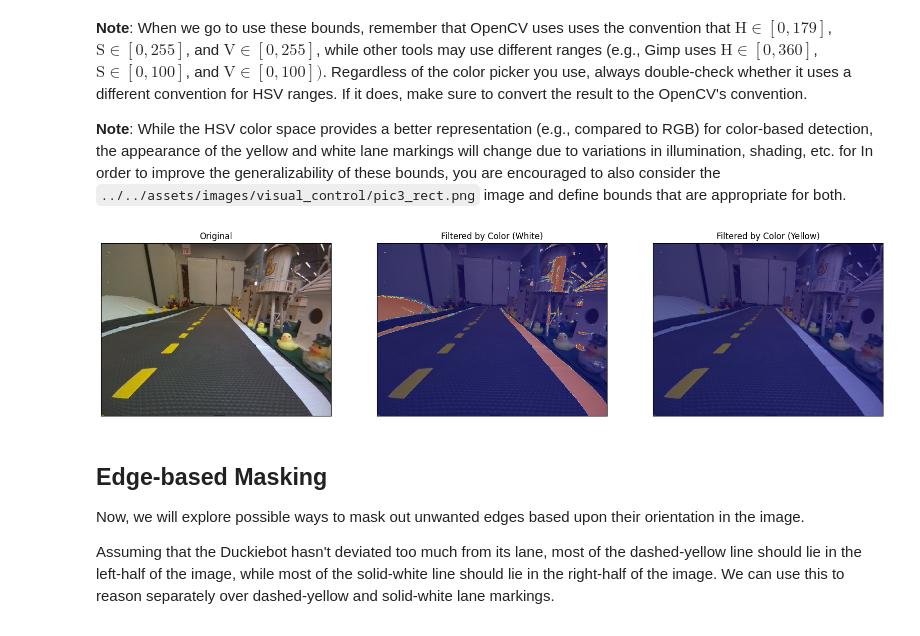
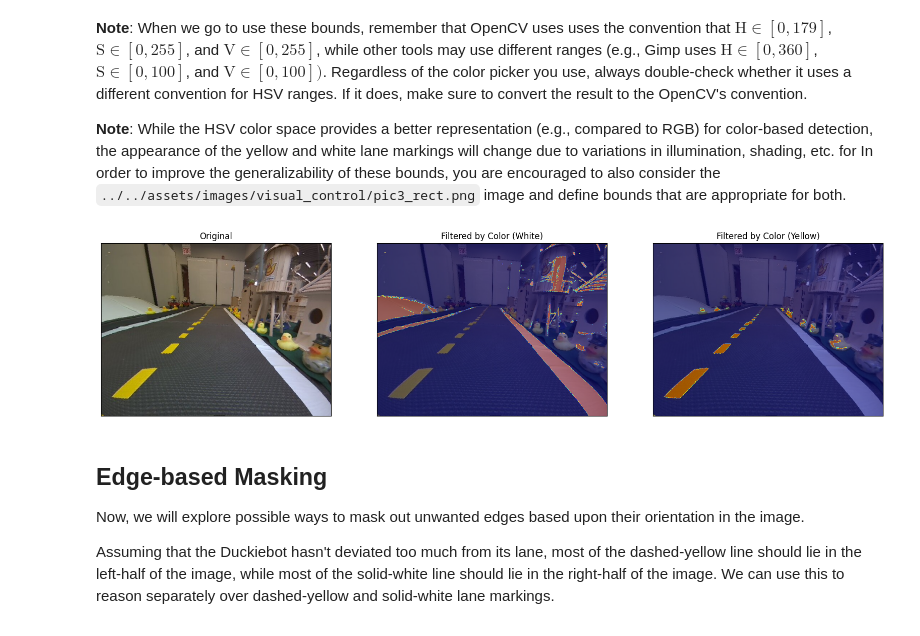
Before and after one commit to colingrover/duckietown-lx, a Jupyter notebook: visual-lane-servoing/notebooks/05-Visual-Servoing/visual_servoing_activity.ipynb, the cells around one changed output. Drawn from its saved outputs; the diff is of its cells as text; code cells hidden in the pictures.

Commit message:
Yellow HSV done

```diff
--- a/visual-lane-servoing/notebooks/05-Visual-Servoing/visual_servoing_activity.ipynb
+++ b/visual-lane-servoing/notebooks/05-Visual-Servoing/visual_servoing_activity.ipynb
@@ -262,29 +262,29 @@ We can select upper- and lower-bounds on the HSV values for the two lines. One o
 # %%
 # Using the above tool, we can identify the bounds as follows
 # TODO: Identify the lower and upper HSV bounds for the white and yellow lane markings
 #       These values represent the maximum range, so they don't filter out anything
 white_lower_hsv = np.array([0, 0, 150])         # CHANGE ME
 white_upper_hsv = np.array([179, 45, 255])   # CHANGE ME
-yellow_lower_hsv = np.array([0, 0, 0])        # CHANGE ME
-yellow_upper_hsv = np.array([179, 255, 255])  # CHANGE ME
+yellow_lower_hsv = np.array([20, 115, 166])        # CHANGE ME
+yellow_upper_hsv = np.array([28, 255, 240])  # CHANGE ME
 
 mask_white = cv2.inRange(imghsv, white_lower_hsv, white_upper_hsv)
 mask_yellow = cv2.inRange(imghsv, yellow_lower_hsv, yellow_upper_hsv)
 
 fig = plt.figure(figsize = (20,10))
 ax1 = fig.add_subplot(1,3,1)
 ax1.imshow(imgrgb)
 ax1.set_title('Original'), ax1.set_xticks([]), ax1.set_yticks([])
 ax2 = fig.add_subplot(1,3,2)
 ax2.imshow(imgrgb)
 ax2.imshow(mask_white, cmap='jet', alpha=0.5)
 ax2.set_title('Filtered by Color (White)'), ax2.set_xticks([]), ax2.set_yticks([]);
 ax3 = fig.add_subplot(1,3,3)
 ax3.imshow(imgrgb)
 ax3.imshow(mask_yellow, cmap='jet', alpha=0.5)
 ax3.set_title('Filtered by Color (Yellow)'), ax3.set_xticks([]), ax3.set_yticks([]);
 # %% [output]
-[figure, old version]
+[figure, new version]
 # %% [markdown]
 ## Edge-based Masking
 
```
